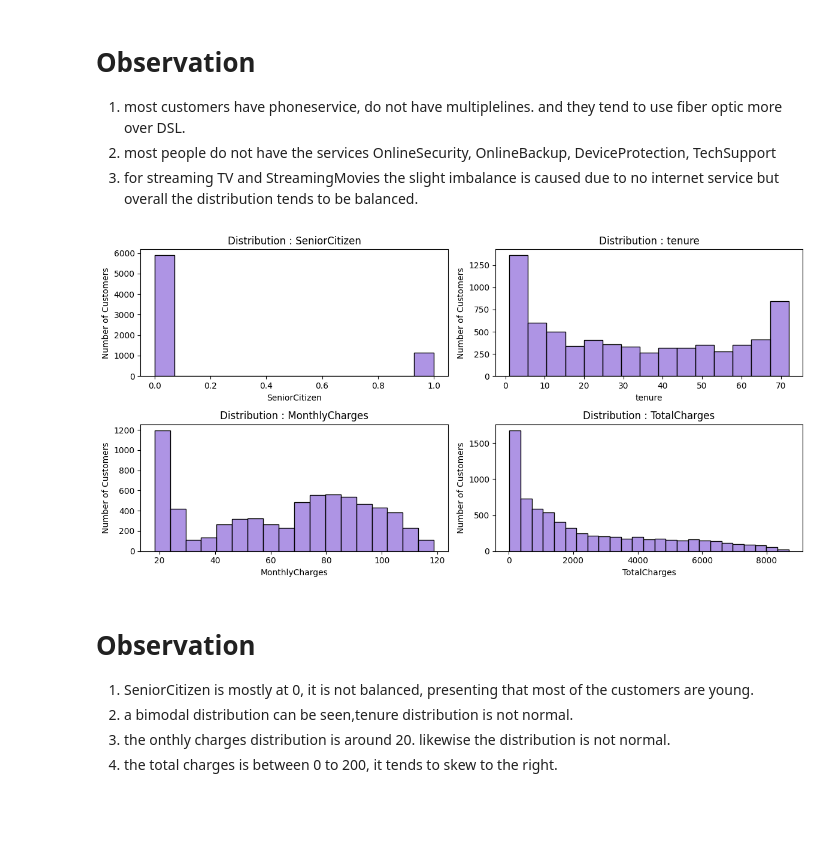
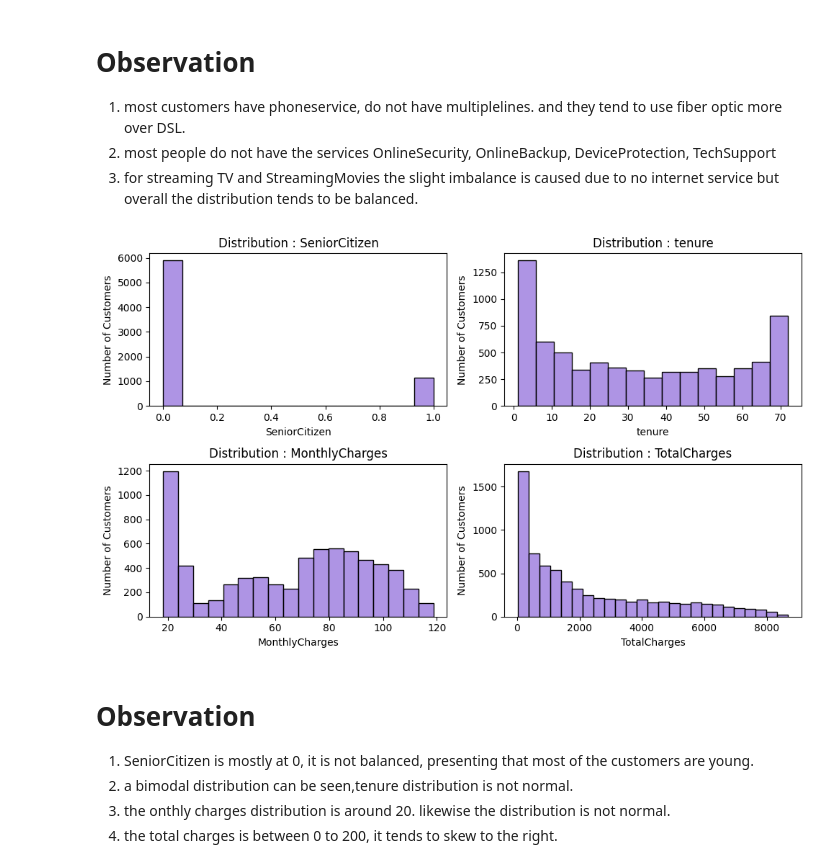
Before and after one commit to thamadhi/telco-customer-churn-CM2604, a Jupyter notebook: Notebooks/EDA_Task_1.ipynb, the cells around one changed output. Cells and saved outputs as stored; diff of their text form; code cells hidden in the pictures; blank space fills up the shorter version.

```diff
--- a/Notebooks/EDA_Task_1.ipynb
+++ b/Notebooks/EDA_Task_1.ipynb
@@ -308,7 +314,7 @@ df[df["SeniorCitizen"] == outlier]
 There are 1142 outliers in 'SeniorCitizen'
 # %%
 plt.figure(figsize = (8,4))
-ax = sns.countplot(x = df["Churn"], palette=['darkcyan', 'royalblue'])
+ax = sns.countplot(x = df["Churn"], palette=['darkcyan', 'royalblue'], legend=False)
 ax.bar_label(ax.containers[0], color = "black")
 ax.bar_label(ax.containers[1], color="black")
 plt.title("Distribution Churn")
@@ -324,7 +333,7 @@ features = ["gender","Partner","Dependents","SeniorCitizen"]
 plt.figure(figsize = (14,4))
 for i in range(0,len(features)):
   plt.subplot(1, len(features), i+1)
-  ax = sns.countplot(x=df[features[i]],palette=['darkcyan', 'royalblue'])
+  ax = sns.countplot(x=df[features[i]],hue=df[features[i]], palette=['darkcyan', 'royalblue'], legend=False)
   ax.bar_label(ax.containers[0], color = "Black")
   ax.bar_label(ax.containers[1], color = "Black")
   plt.title("Distribution " + features[i])
@@ -344,7 +353,7 @@ features = ["PhoneService","MultipleLines","InternetService","OnlineSecurity","O
 plt.figure(figsize = (12,16))
 for i in range(0,len(features)):
   plt.subplot(4, len(features)//3, i+1)
-  ax = sns.countplot(x=df[features[i]],palette=['darkcyan', 'royalblue'])
+  ax = sns.countplot(x=df[features[i]],hue=df[features[i]],palette=['darkcyan', 'royalblue'],legend=False)
   ax.bar_label(ax.containers[0], color = "Black")
   ax.bar_label(ax.containers[1], color = "Black")
   plt.title("Distribution " + features[i])
@@ -360,15 +385,15 @@ for i in range(0,len(features)):
 # %%
 #create histogram to see distribution numerical data
 features = numerical
-plt.figure(figsize = (12,6))
+plt.figure(figsize = (10,6))
 for i in range(0,len(features)):
   plt.subplot(2, len(features)//2, i+1)
   sns.histplot(x=df[features[i]], color='mediumpurple')
   plt.title("Distribution : " + features[i])
   plt.ylabel("Number of Customers")
   plt.tight_layout()
 # %% [output]
-[figure, old version]
+[figure, new version]
 # %% [markdown]
 # Observation
 1. SeniorCitizen is mostly at 0, it is not balanced, presenting that most of the customers are young.
```
Also changed, not shown: parts of 12 cells of this notebook.
